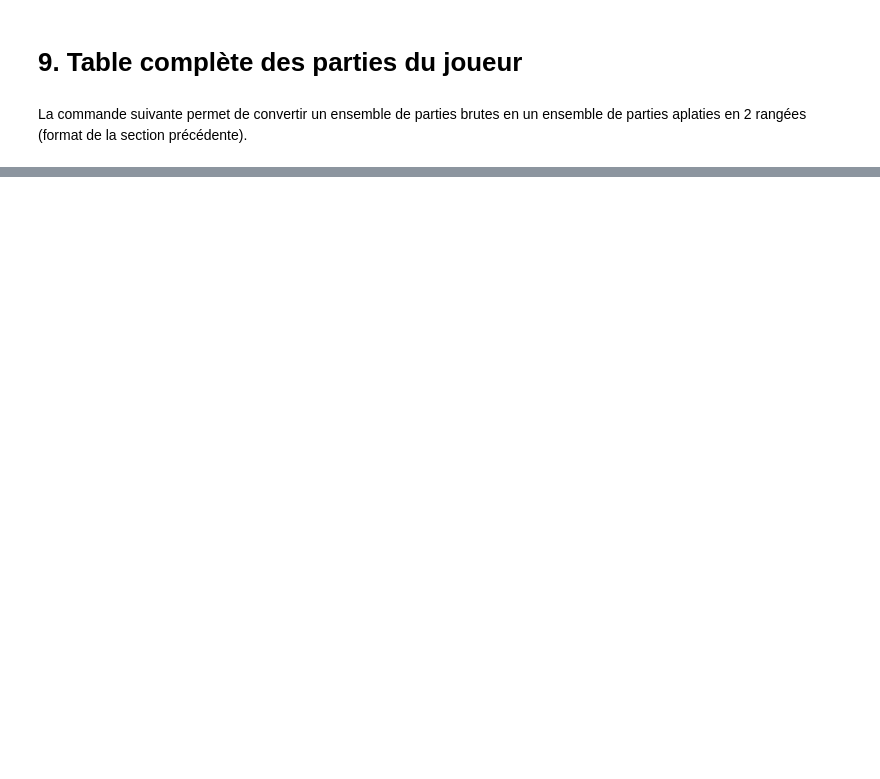
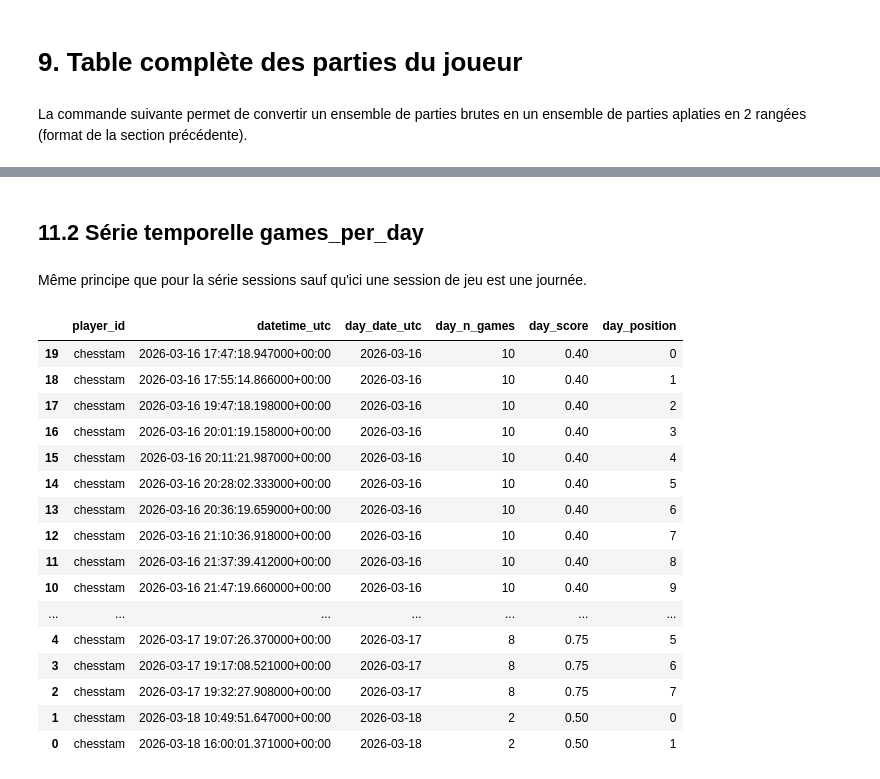
Before and after one commit to rmnlmr-3011/clustering_chess_player_lichess, a Jupyter notebook: notebooks/berserk_api_test.ipynb, the cells around one changed output, grey strips where cells are left out. Saved outputs shown, nothing was run; the diff lists cells and outputs as text; code cells hidden in the pictures; blank space fills up the shorter version.

```diff
--- a/notebooks/berserk_api_test.ipynb
+++ b/notebooks/berserk_api_test.ipynb
@@ -253,0 +337,28 @@ Index(['game_id', 'datetime_utc', 'weekday', 'player_id', 'player_name',
+# %% [markdown]
+## 11.2 Série temporelle games_per_day
+# %% [markdown]
+Même principe que pour la série sessions sauf qu'ici une session de jeu est une journée.
+# %%
+from src.features.day_features import add_day_features
+
+df_player_games_v5 = add_day_features(df_player_games_v4)
+
+df_player_games_v5[["player_id", "datetime_utc", "day_date_utc", "day_n_games", "day_score", "day_position"]].head(30)
+# %% [output]
+|  | player_id | datetime_utc | day_date_utc | day_n_games | day_score | day_position |
+| 19 | chesstam | 2026-03-16 17:47:18.947000+00:00 | 2026-03-16 | 10 | 0.40 | 0 |
+| 18 | chesstam | 2026-03-16 17:55:14.866000+00:00 | 2026-03-16 | 10 | 0.40 | 1 |
+| 17 | chesstam | 2026-03-16 19:47:18.198000+00:00 | 2026-03-16 | 10 | 0.40 | 2 |
+| 16 | chesstam | 2026-03-16 20:01:19.158000+00:00 | 2026-03-16 | 10 | 0.40 | 3 |
+| 15 | chesstam | 2026-03-16 20:11:21.987000+00:00 | 2026-03-16 | 10 | 0.40 | 4 |
+| 14 | chesstam | 2026-03-16 20:28:02.333000+00:00 | 2026-03-16 | 10 | 0.40 | 5 |
+| 13 | chesstam | 2026-03-16 20:36:19.659000+00:00 | 2026-03-16 | 10 | 0.40 | 6 |
+| 12 | chesstam | 2026-03-16 21:10:36.918000+00:00 | 2026-03-16 | 10 | 0.40 | 7 |
+| 11 | chesstam | 2026-03-16 21:37:39.412000+00:00 | 2026-03-16 | 10 | 0.40 | 8 |
+| 10 | chesstam | 2026-03-16 21:47:19.660000+00:00 | 2026-03-16 | 10 | 0.40 | 9 |
+| ... | ... | ... | ... | ... | ... | ... |
+| 4 | chesstam | 2026-03-17 19:07:26.370000+00:00 | 2026-03-17 | 8 | 0.75 | 5 |
+| 3 | chesstam | 2026-03-17 19:17:08.521000+00:00 | 2026-03-17 | 8 | 0.75 | 6 |
+| 2 | chesstam | 2026-03-17 19:32:27.908000+00:00 | 2026-03-17 | 8 | 0.75 | 7 |
+| 1 | chesstam | 2026-03-18 10:49:51.647000+00:00 | 2026-03-18 | 2 | 0.50 | 0 |
+| 0 | chesstam | 2026-03-18 16:00:01.371000+00:00 | 2026-03-18 | 2 | 0.50 | 1 |
```
Also changed, not shown: parts of 18 cells of this notebook, 5 other files.
